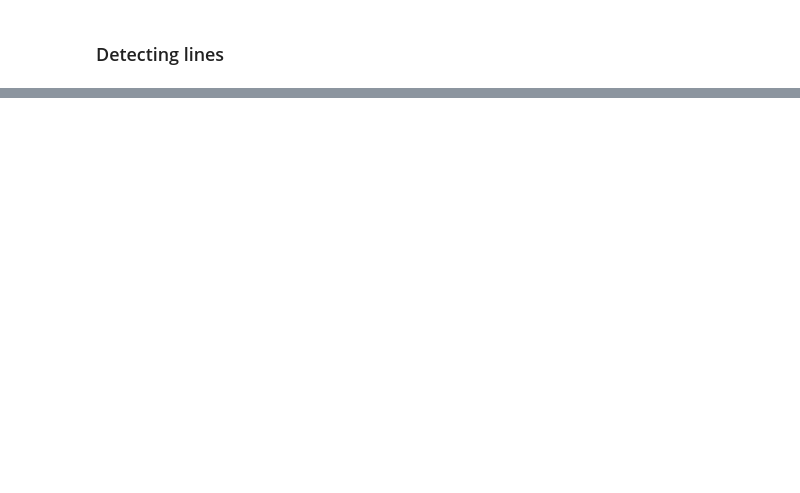
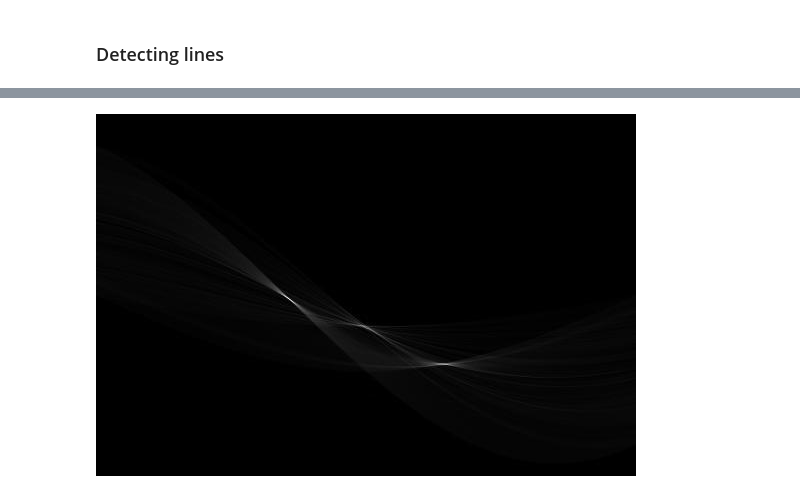
Before and after one commit to luisrpp/image_processing, a Jupyter notebook: iruby/notebooks/Image Processing - Hough Transform.ipynb, the cells around one changed output, grey strips where cells are left out. Saved outputs shown, nothing was run; the diff lists cells and outputs as text; code cells hidden in the pictures; blank space fills up the shorter version.

Commit message:
Changes on the Hough Transform Jupyter notebook

```diff
--- a/iruby/notebooks/Image Processing - Hough Transform.ipynb
+++ b/iruby/notebooks/Image Processing - Hough Transform.ipynb
@@ -61,7 +69,9 @@ gradient.display
 # %% [markdown]
 ### Detecting lines
 # %%
-lines = ImageProcessing::HoughTransform.new(gradient).find_lines(threshold: 35)
+hough_transform = ImageProcessing::HoughTransform.new(filtered_gradient)
 
-lines.each { |line| puts line }; puts ''
+lines = hough_transform.find_lines(theta_res: Math::PI / 540, rho_res: 0.25, threshold: 60)
+
+lines.each { |line| IRuby.display(line) }; puts ''
 # %% [output]
@@ -84,0 +91,4 @@ lines.each { |line| puts line }; puts ''
+# %%
+hough_transform.accumulator_image.display
+# %% [output]
+[figure, added]
```
Also changed, not shown: parts of 13 cells of this notebook, 1 other file.
